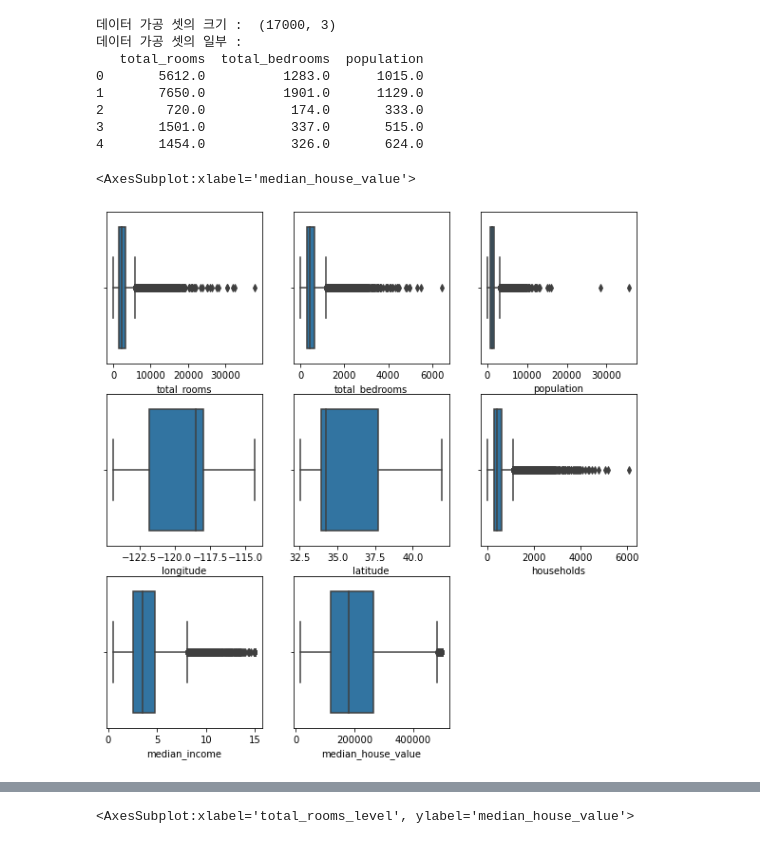
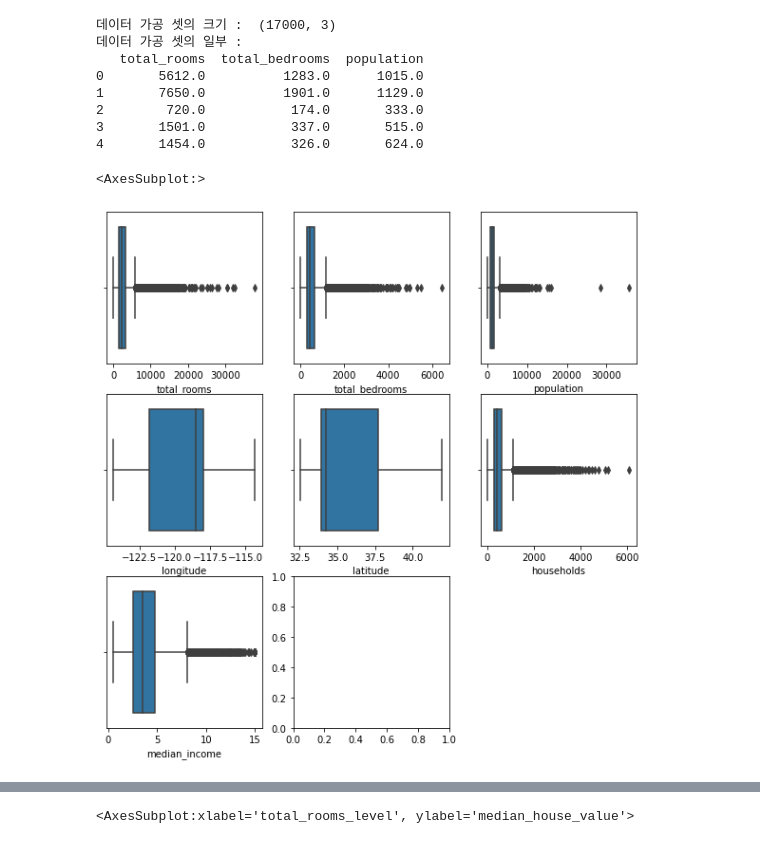
Before and after one commit to dongik9/MydataAnalysis, a Jupyter notebook: 20220916.ipynb, the cells around one changed output, grey strips where cells are left out. Saved outputs shown, nothing was run; the diff lists cells and outputs as text; code cells hidden in the pictures.

```diff
--- a/20220916.ipynb
+++ b/20220916.ipynb
@@ -226,28 +226,31 @@ print(temp_train.head())
 # %%
 import seaborn as sns
 import matplotlib.pyplot as plt
 
 plt.figure(figsize=(10,10))
 
 plt.subplot(3,3,1)
 sns.boxplot(x="total_rooms", data=train)
 plt.subplot(3,3,2)
 sns.boxplot(x="total_bedrooms", data=train)
 plt.subplot(3,3,3)
 sns.boxplot(x="population", data=train)
 
 plt.subplot(3,3,4)
 sns.boxplot(x="longitude", data=train)
 plt.subplot(3,3,5)
 sns.boxplot(x="latitude", data=train)
 plt.subplot(3,3,6)
 sns.boxplot(x="households", data=train)
 
 plt.subplot(3,3,7)
 sns.boxplot(x="median_income", data=train)
 plt.subplot(3,3,8)
-sns.boxplot(x="median_house_value", data=train)
+# A1 : 75~100  3152 ~
+# A2 : 50~75   2128 ~ 3151
+# A3 : 25~50   1463 ~ 2127
+# A4 : 0~25    ~1462sns.boxplot(x="median_house_value", data=train)
 # %% [output]
-<AxesSubplot:xlabel='median_house_value'>
+<AxesSubplot:>
-[figure, old version]
+[figure, new version]
 # %%
```
Also changed, not shown: parts of 19 cells of this notebook.
